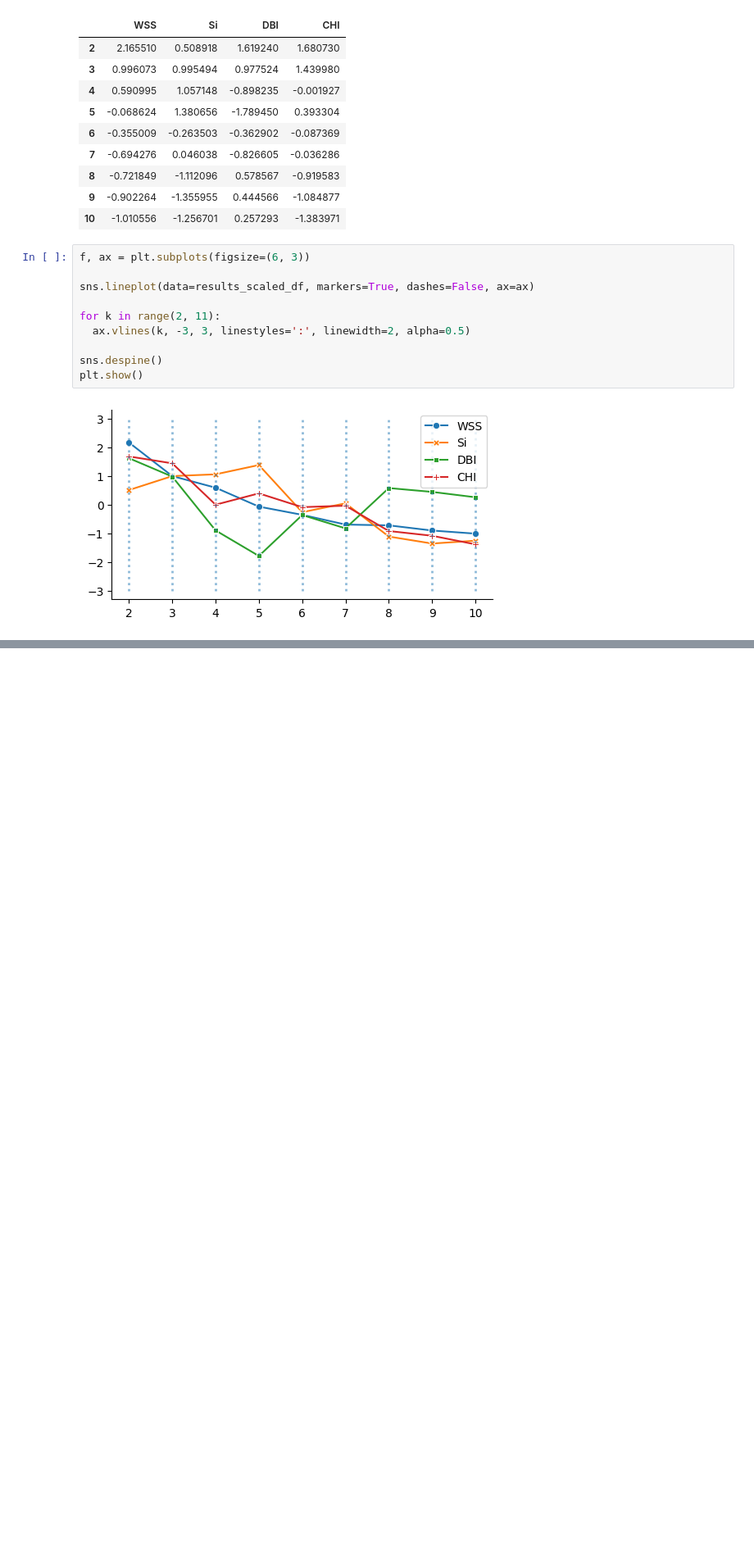
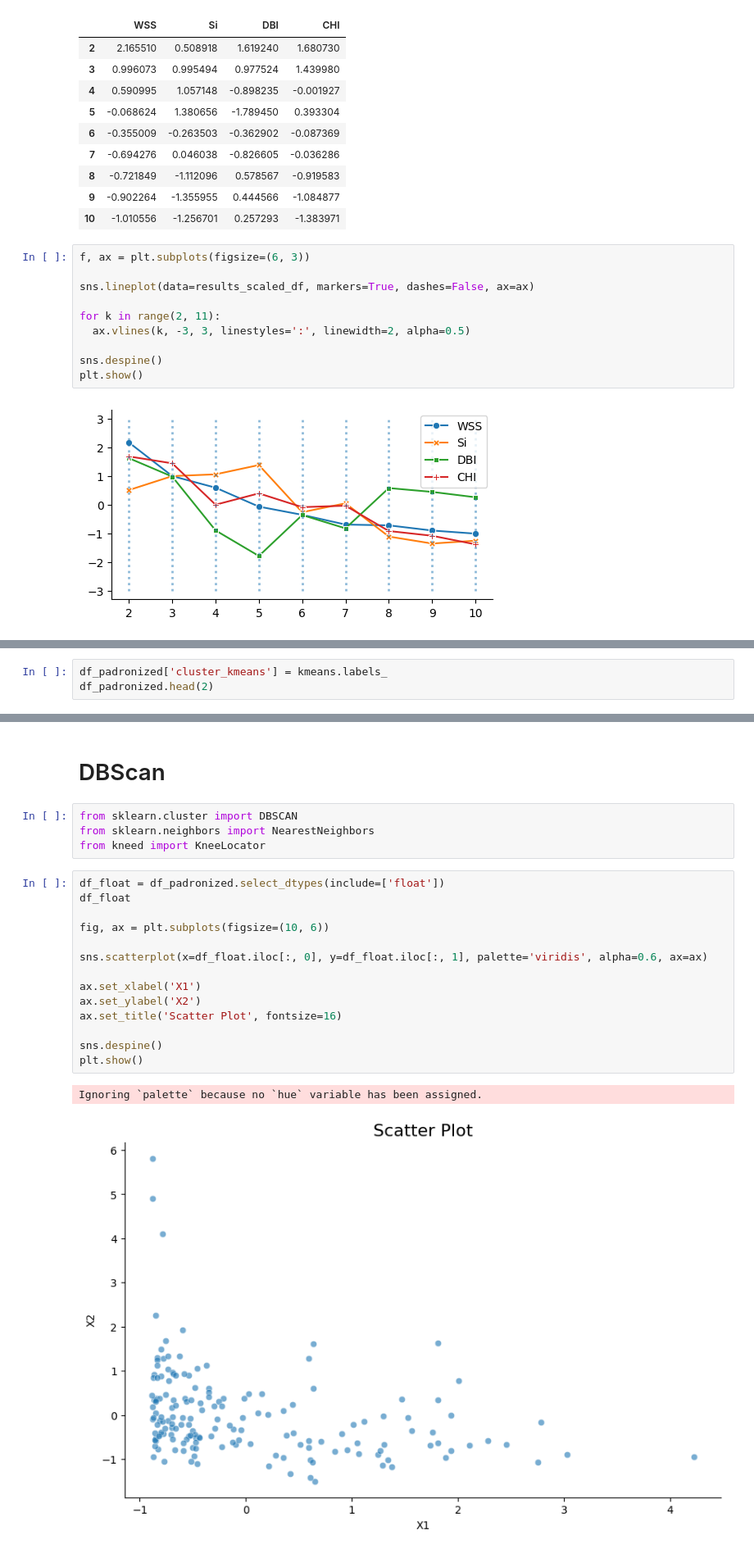
Before and after one commit to carolsouza/pd-clusterizacao, a Jupyter notebook: pd-clusterizacao-validacao-25E4_3.ipynb, the cells around one changed output, grey strips where cells are left out. Shown at 82% size. Cells and saved outputs as stored; diff of their text form; blank space fills up the shorter version.

Commit message:
dbscan validation analysis

```diff
--- a/pd-clusterizacao-validacao-25E4_3.ipynb
+++ b/pd-clusterizacao-validacao-25E4_3.ipynb
@@ -353,0 +397,3 @@ plt.show()
+# %%
+df_padronized['cluster_kmeans'] = kmeans.labels_
+df_padronized.head(2)
@@ -353,0 +429,23 @@ plt.show()
+# %% [markdown]
+# DBScan
+# %%
+from sklearn.cluster import DBSCAN
+from sklearn.neighbors import NearestNeighbors
+from kneed import KneeLocator
+# %%
+df_float = df_padronized.select_dtypes(include=['float'])
+df_float
+
+fig, ax = plt.subplots(figsize=(10, 6))
+
+sns.scatterplot(x=df_float.iloc[:, 0], y=df_float.iloc[:, 1], palette='viridis', alpha=0.6, ax=ax)
+
+ax.set_xlabel('X1')
+ax.set_ylabel('X2')
+ax.set_title('Scatter Plot', fontsize=16)
+
+sns.despine()
+plt.show()
+# %% [output]
+Ignoring `palette` because no `hue` variable has been assigned.
+[figure, added]
```
Also changed, not shown: parts of 31 cells of this notebook, 1 other file.
